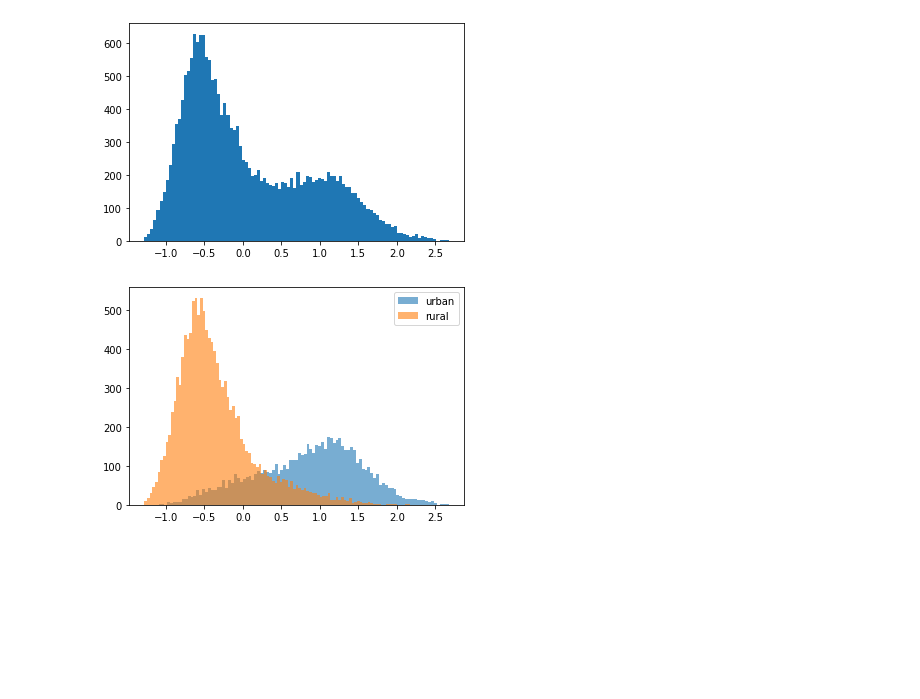
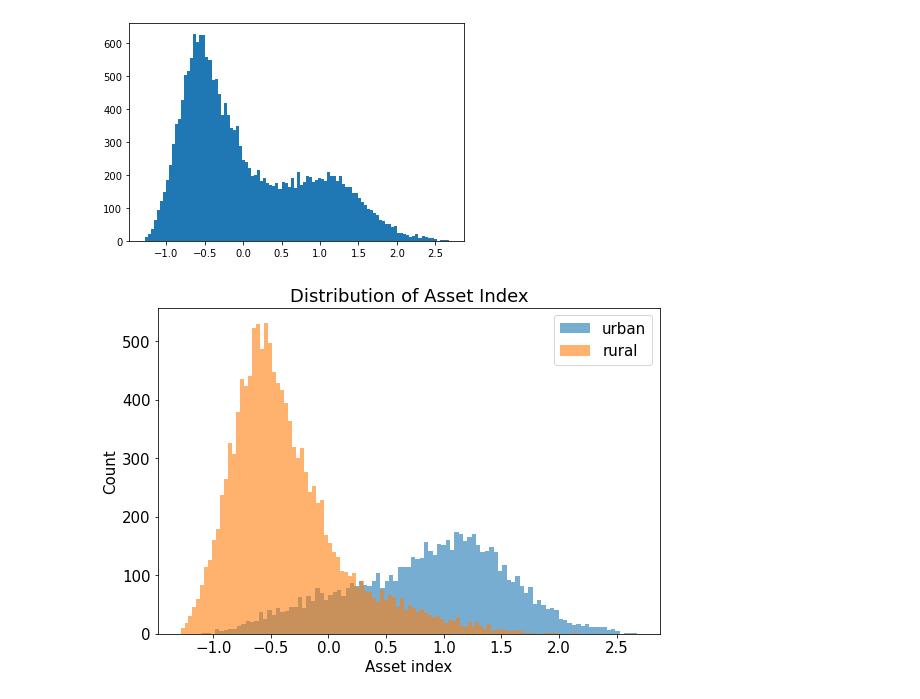
Before and after one commit to pnagasam/dsc180a_capstone_project, a Jupyter notebook: notebooks/EDA.ipynb, the cells around one changed output. Saved outputs shown, nothing was run; the diff lists cells and outputs as text; code cells hidden in the pictures; blank space fills up the shorter version.

```diff
--- a/notebooks/EDA.ipynb
+++ b/notebooks/EDA.ipynb
@@ -105,12 +105,17 @@ plt.show()
 # %% [output]
 [figure]
 # %%
-plt.hist(meta.filter(pl.col('urban') == 1).select('wealthpooled'), bins=100, alpha=0.6, label='urban')
-plt.hist(meta.filter(pl.col('urban') == 0).select('wealthpooled'), bins=100, alpha=0.6, label='rural')
-plt.legend()
-plt.show()
+plt.rcParams.update({'font.size': 15})
+fig, ax = plt.subplots(1, 1, figsize=(9, 6))
+ax.hist(meta.filter(pl.col('urban') == 1).select('wealthpooled'), bins=100, alpha=0.6, color = 'tab:blue', label='urban')
+ax.hist(meta.filter(pl.col('urban') == 0).select('wealthpooled'), bins=100, alpha=0.6, color = 'tab:orange', label='rural')
+ax.legend()
+ax.set_xlabel('Asset index')
+ax.set_ylabel('Count')
+ax.set_title('Distribution of Asset Index')
+fig.show()
 # %% [output]
-[figure, old version]
+[figure, new version]
 # %%
 meta['country'].unique()
 # %% [output]
```
Also changed, not shown: parts of 6 cells of this notebook, 7 other files.
